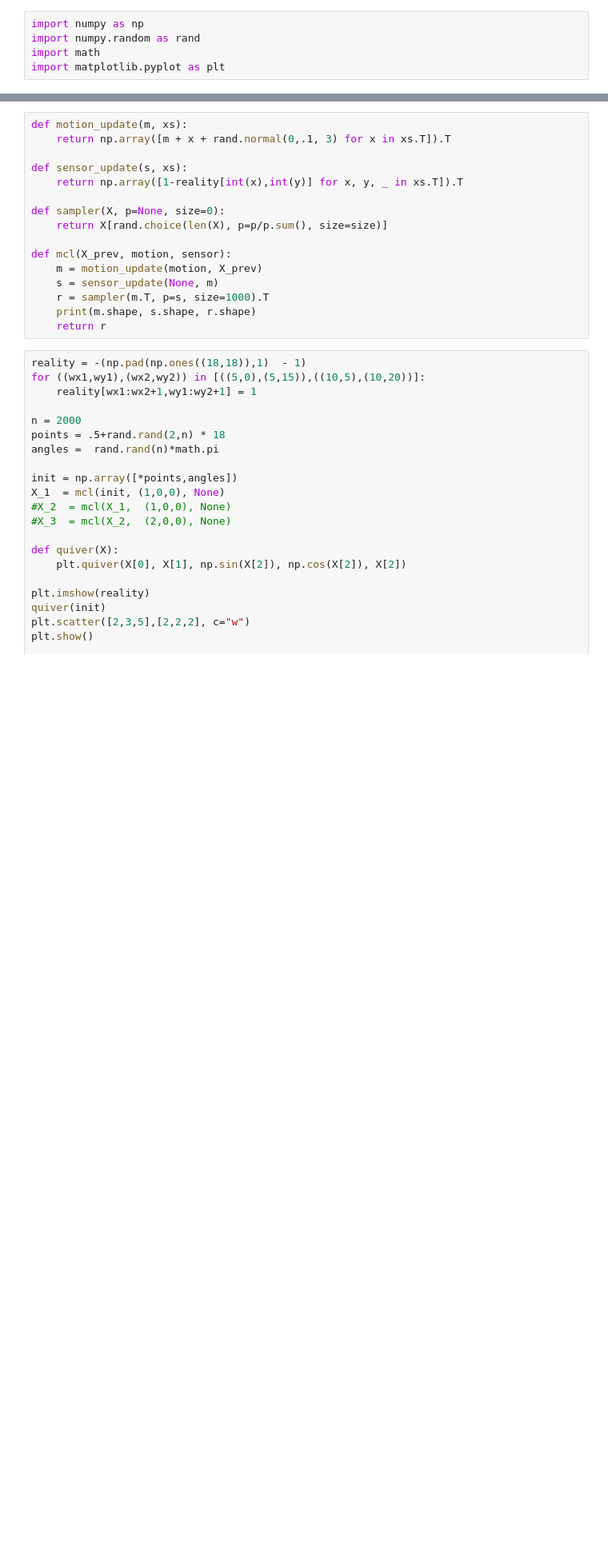
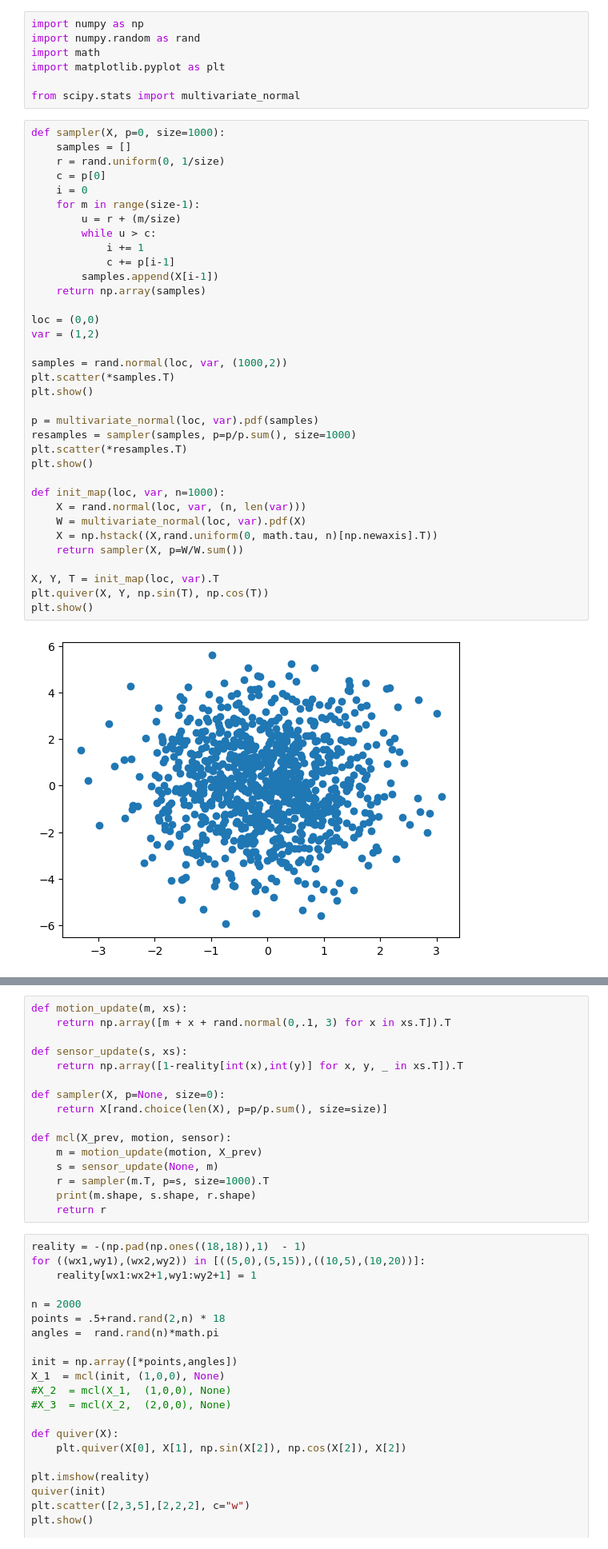
Before and after one commit to julebarn/REX2024, a Jupyter notebook: monto-carlo.ipynb, the cells around one changed output, grey strips where cells are left out. Shown at 80% size. Drawn from its saved outputs; the diff is of its cells as text; blank space fills up the shorter version.

```diff
--- a/monto-carlo.ipynb
+++ b/monto-carlo.ipynb
@@ -3,3 +3,42 @@ import numpy as np
 import numpy.random as rand
 import math
 import matplotlib.pyplot as plt
+
+from scipy.stats import multivariate_normal
+# %%
+def sampler(X, p=0, size=1000):
+    samples = []
+    r = rand.uniform(0, 1/size)
+    c = p[0]
+    i = 0
+    for m in range(size-1):
+        u = r + (m/size)
+        while u > c:
+            i += 1
+            c += p[i-1]
+        samples.append(X[i-1])
+    return np.array(samples)
+
+loc = (0,0)
+var = (1,2)
+
+samples = rand.normal(loc, var, (1000,2))
+plt.scatter(*samples.T)
+plt.show()
+
+p = multivariate_normal(loc, var).pdf(samples)
+resamples = sampler(samples, p=p/p.sum(), size=1000)
+plt.scatter(*resamples.T)
+plt.show()
+
+def init_map(loc, var, n=1000):
+    X = rand.normal(loc, var, (n, len(var)))
+    W = multivariate_normal(loc, var).pdf(X)
+    X = np.hstack((X,rand.uniform(0, math.tau, n)[np.newaxis].T))
+    return sampler(X, p=W/W.sum())
+
+X, Y, T = init_map(loc, var).T
+plt.quiver(X, Y, np.sin(T), np.cos(T))
+plt.show()
+# %% [output]
+[figure, added]
```
Also changed, not shown: parts of 2 cells of this notebook, 2 other files.
